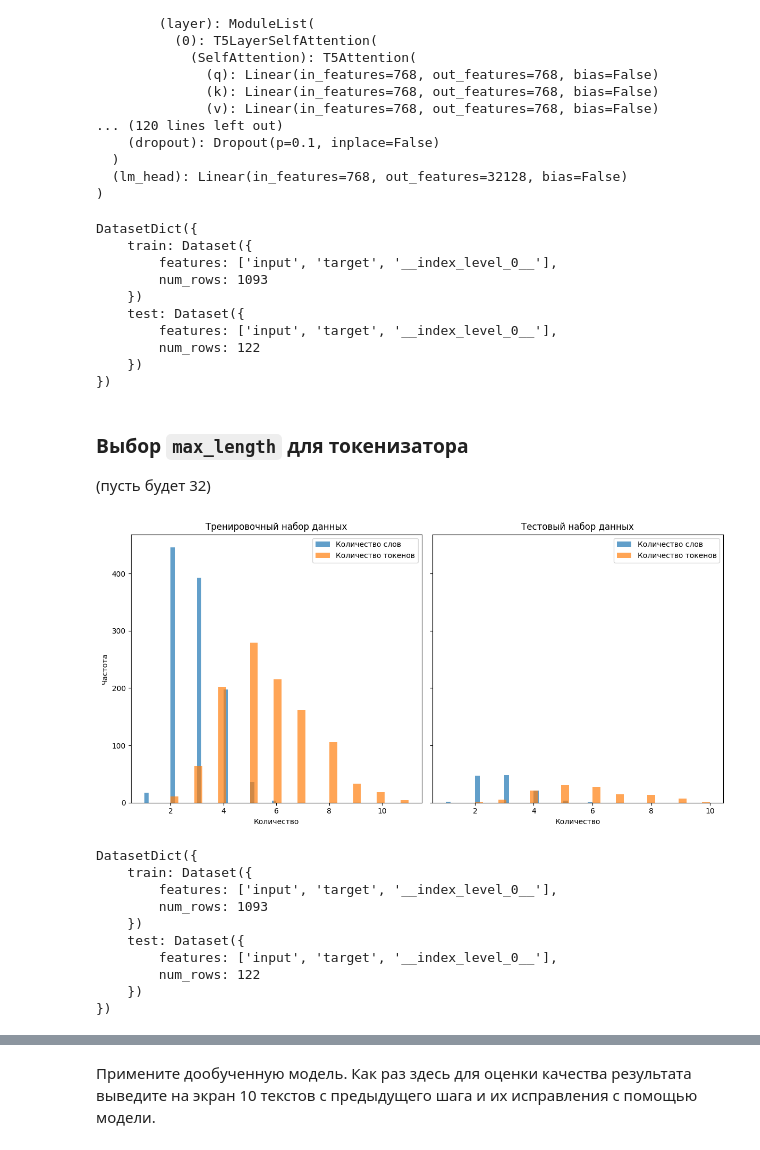
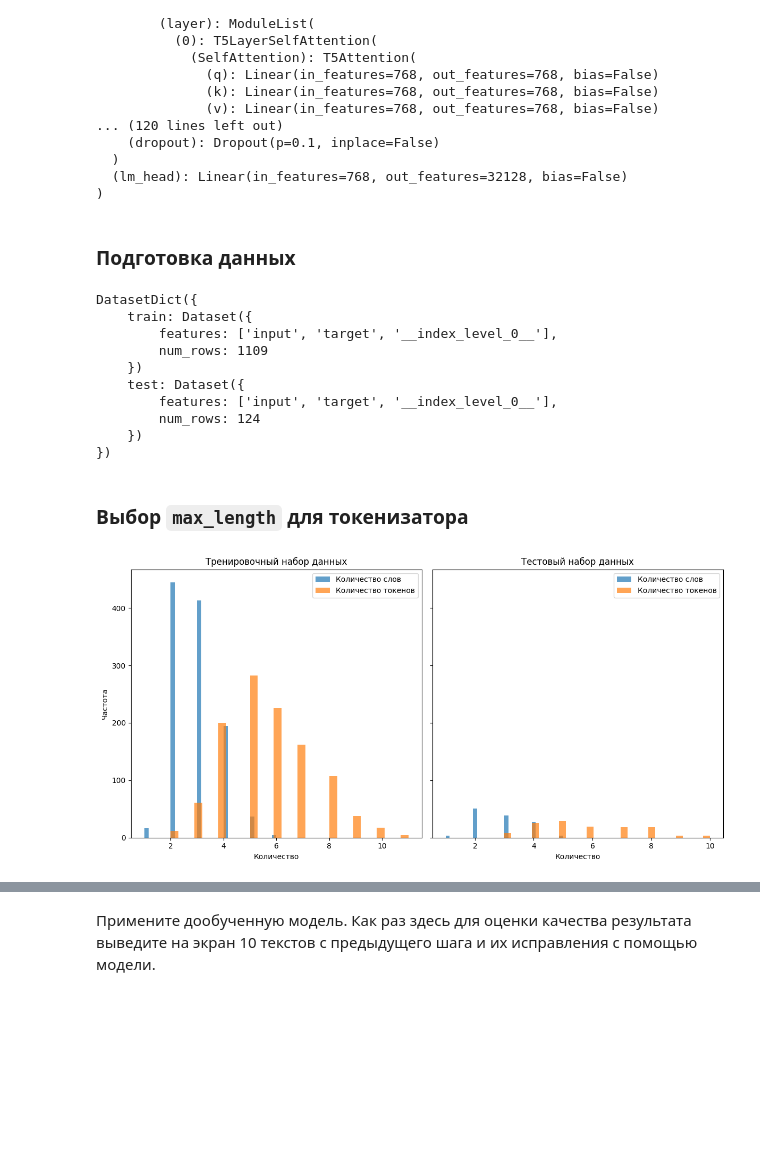
Before and after one commit to psaw/GM-HSE-AI-masters-course, a Jupyter notebook: homeworks/base/GenDL_HT1_base.ipynb, the cells around one changed output, grey strips where cells are left out. Drawn from its saved outputs; the diff is of its cells as text; code cells hidden in the pictures; blank space fills up the shorter version.

```diff
--- a/homeworks/base/GenDL_HT1_base.ipynb
+++ b/homeworks/base/GenDL_HT1_base.ipynb
@@ -735,12 +747,11 @@ import torch
 from datasets import load_dataset
 from transformers import AutoTokenizer, AutoModelForSeq2SeqLM, DataCollatorForSeq2Seq, Seq2SeqTrainer, Seq2SeqTrainingArguments
 from huggingface_hub import login
-import evaluate
 
 # Модель
-t5_tokenizer_2 = AutoTokenizer.from_pretrained("UrukHan/t5-russian-spell")
-t5_model_2 = AutoModelForSeq2SeqLM.from_pretrained("UrukHan/t5-russian-spell")
-t5_model_2.to(device)
+t5_ft_tokenizer = AutoTokenizer.from_pretrained("UrukHan/t5-russian-spell")
+t5_ft_model = AutoModelForSeq2SeqLM.from_pretrained("UrukHan/t5-russian-spell")
+t5_ft_model.to(device)
 # %% [output]
 T5ForConditionalGeneration(
   (shared): Embedding(32128, 768)
@@ -759,10 +770,12 @@ T5ForConditionalGeneration(
   )
   (lm_head): Linear(in_features=768, out_features=32128, bias=False)
 )
+# %% [markdown]
+### Подготовка данных
 # %%
 # Загружаем свой CSV с парами (input → target)
 # если работает дольше 5 секунд - прервать и повторить
-login(token=huggingface_token)
+# login(token=HF_TOKEN)
 full_dataset_2 = load_dataset("psaw77/russian-spell-correction-dataset")
 dataset_2 = full_dataset_2['train'].train_test_split(test_size=0.1)
 dataset_2
@@ -770,60 +783,45 @@ dataset_2
 DatasetDict({
     train: Dataset({
         features: ['input', 'target', '__index_level_0__'],
-        num_rows: 1093
+        num_rows: 1109
     })
     test: Dataset({
         features: ['input', 'target', '__index_level_0__'],
-        num_rows: 122
+        num_rows: 124
     })
 })
 # %% [markdown]
 ### Выбор `max_length` для токенизатора
-(пусть будет 32)
 # %%
 import matplotlib.pyplot as plt
 
 # Подсчет количества слов и токенов с использованием токенизатора
 train_word_counts = [len(example['input'].split()) for example in dataset_2['train']]
-
-train_token_counts = [len(t5_tokenizer_2.tokenize(example['input'])) for example in dataset_2['train']]
+train_token_counts = [len(t5_ft_tokenizer.tokenize(example['input'])) for example in dataset_2['train']]
 
 test_word_counts = [len(example['input'].split()) for example in dataset_2['test']]
-test_token_counts = [len(t5_tokenizer_2.tokenize(example['input'])) for example in dataset_2['test']]
+test_token_counts = [len(t5_ft_tokenizer.tokenize(example['input'])) for example in dataset_2['test']]
 
 # Визуализация результатов
 fig, axes = plt.subplots(1, 2, figsize=(12, 6), sharey=True)
 
 # Гистограмма для тренировочного набора данных
 axes[0].hist(train_word_counts, bins=30, alpha=0.7, label='Количество слов')
 axes[0].hist(train_token_counts, bins=30, alpha=0.7, label='Количество токенов')
 axes[0].set_title('Тренировочный набор данных')
 axes[0].set_xlabel('Количество')
 axes[0].set_ylabel('Частота')
 axes[0].legend()
 
 # Гистограмма для тестового набора данных
 axes[1].hist(test_word_counts, bins=30, alpha=0.7, label='Количество слов')
 axes[1].hist(test_token_counts, bins=30, alpha=0.7, label='Количество токенов')
 axes[1].set_title('Тестовый набор данных')
 axes[1].set_xlabel('Количество')
 axes[1].legend()
 
 plt.tight_layout()
 plt.show()
 # %% [output]
-[figure, old version]
+[figure, new version]
-# %%
-dataset_2
-# %% [output]
-DatasetDict({
-    train: Dataset({
-        features: ['input', 'target', '__index_level_0__'],
-        num_rows: 1093
-    })
-    test: Dataset({
-        features: ['input', 'target', '__index_level_0__'],
-        num_rows: 122
-    })
-})
 # %%
```
Also changed, not shown: parts of 34 cells of this notebook, 1 other file.
